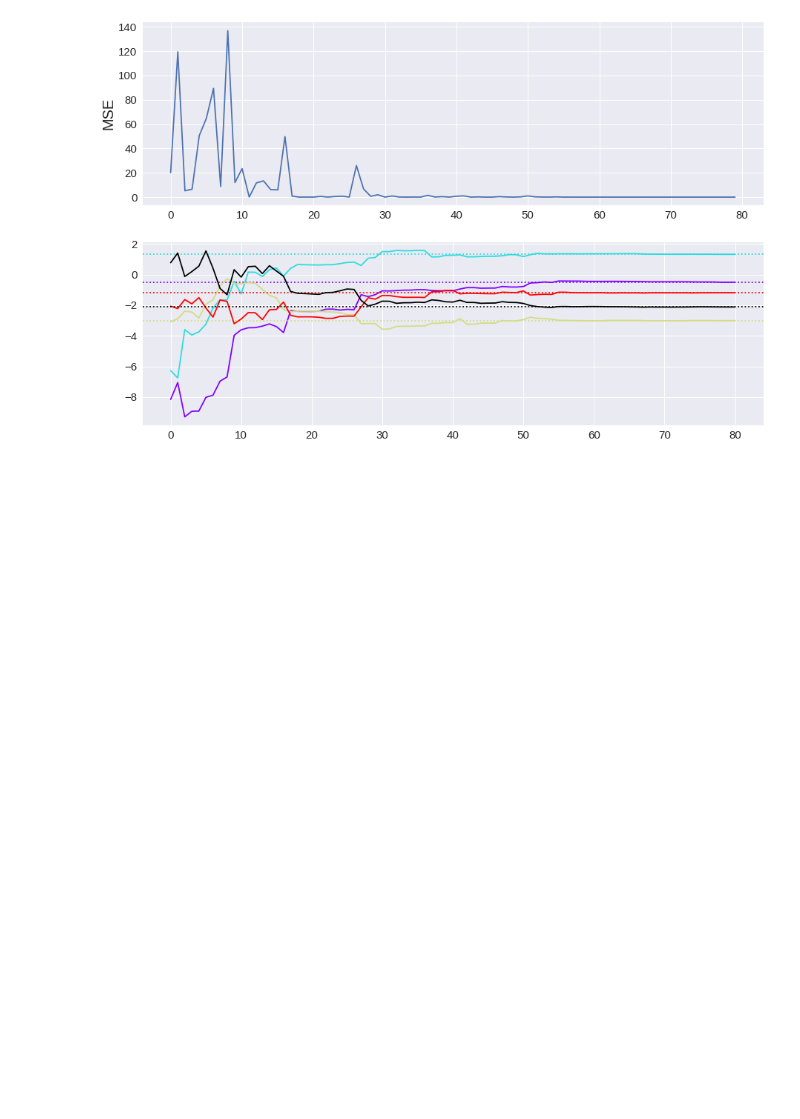
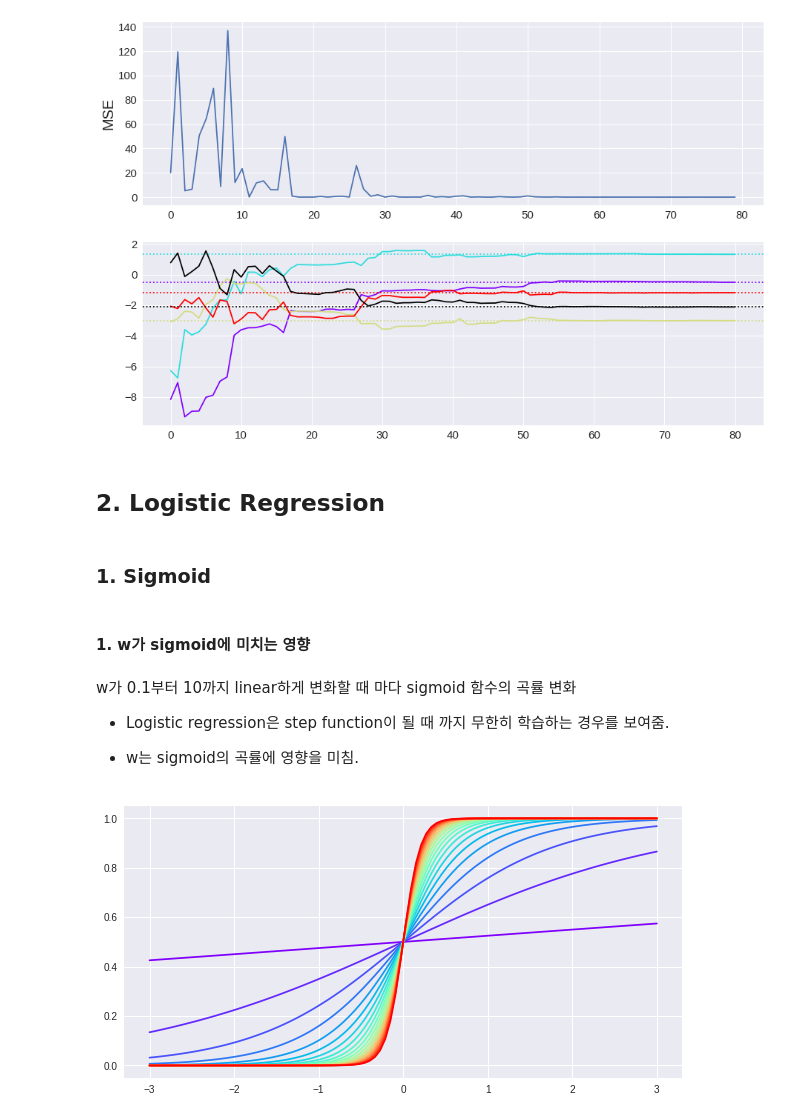
Before and after one commit to krec7748/DeepLearning_Study, a Jupyter notebook: Jacobian Matrix & Backpropagation/CH04_Linear_Logistic_Regression.ipynb, the cells around one changed output. Drawn from its saved outputs; the diff is of its cells as text; code cells hidden in the pictures; blank space fills up the shorter version.

```diff
--- a/Jacobian Matrix & Backpropagation/CH04_Linear_Logistic_Regression.ipynb
+++ b/Jacobian Matrix & Backpropagation/CH04_Linear_Logistic_Regression.ipynb
@@ -103,7 +105,7 @@ for (x_vec, y) in zip(x_data, y_data):
 
     #Reshape
     x_vec = x_vec.reshape(n_feature, 1) #Convert to vector: (n_feature, ) -> (n_feature, 1)
-    y = y.squeeze()             #Convert to scalar: (1, ) -> ()
+    y = y.squeeze()                     #Convert to scalar: (1, ) -> ()
 
     #Forward propagation
     x_vec_T = x_vec.reshape(1, -1)  #Convert to row vector: (n_feature, 1) -> (1, n_feature)
@@ -113,16 +115,17 @@ for (x_vec, y) in zip(x_data, y_data):
 
     #Jacobians
     dJ_dpred = -2 * (y - pred)  #(1, 1)
-    dpred_dw = x_vec            #(n_feature, 1)
+    dpred_dw = x_vec_T          #(1, n_feature)
     dpred_db = 1                #()
 
     #Backpropagation
-    dJ_dw = dJ_dpred * dpred_dw #(n_feature, 1)
+    dJ_dw = dJ_dpred * dpred_dw #(1, n_feature)
     dJ_db = dJ_dpred * dpred_db #(1, 1)
 
     #Parameter update
-    w_vec = w_vec - lr * dJ_dw  #(n_feature, 1)
-    b = b - lr * dJ_db          #(1, 1)
+    dJ_dw_T = dJ_dw.reshape(-1, 1)  #(n_feature, 1)
+    w_vec = w_vec - lr * dJ_dw_T    #(n_feature, 1)
+    b = b - lr * dJ_db              #(1, 1)
 
     w_vec_track.append(w_vec)
     b_track.append(b)
@@ -146,3 +149,34 @@ axes[1].plot(b_track, color = "black")
 axes[1].tick_params(labelsize = 15)
 # %% [output]
 [figure]
+# %% [markdown]
+## 2. Logistic Regression
+# %% [markdown]
+### 1. Sigmoid
+# %% [markdown]
+#### 1. w가 sigmoid에 미치는 영향
+# %% [markdown]
+w가 0.1부터 10까지 linear하게 변화할 때 마다 sigmoid 함수의 곡률 변화
+* Logistic regression은 step function이 될 때 까지 무한히 학습하는 경우를 보여줌.
+
+* w는 sigmoid의 곡률에 영향을 미침.
+# %%
+import numpy as np
+import matplotlib.pyplot as plt
+import matplotlib.cm as cm
+
+plt.style.use("seaborn")
+x = np.linspace(-3, 3, 100)
+
+n_w = 20
+w_list = np.linspace(0.1, 10, n_w)
+cmap = cm.get_cmap("rainbow", lut = n_w)
+
+fig, ax = plt.subplots(figsize = (10, 5))
+for w_idx, w in enumerate(w_list):
+    z = x * w
+    sigmoid = 1/(1 + np.exp(-z))
+
+    ax.plot(x, sigmoid, color = cmap(w_idx))
+# %% [output]
+[figure, added]
```
Also changed, not shown: parts of 9 cells of this notebook.
